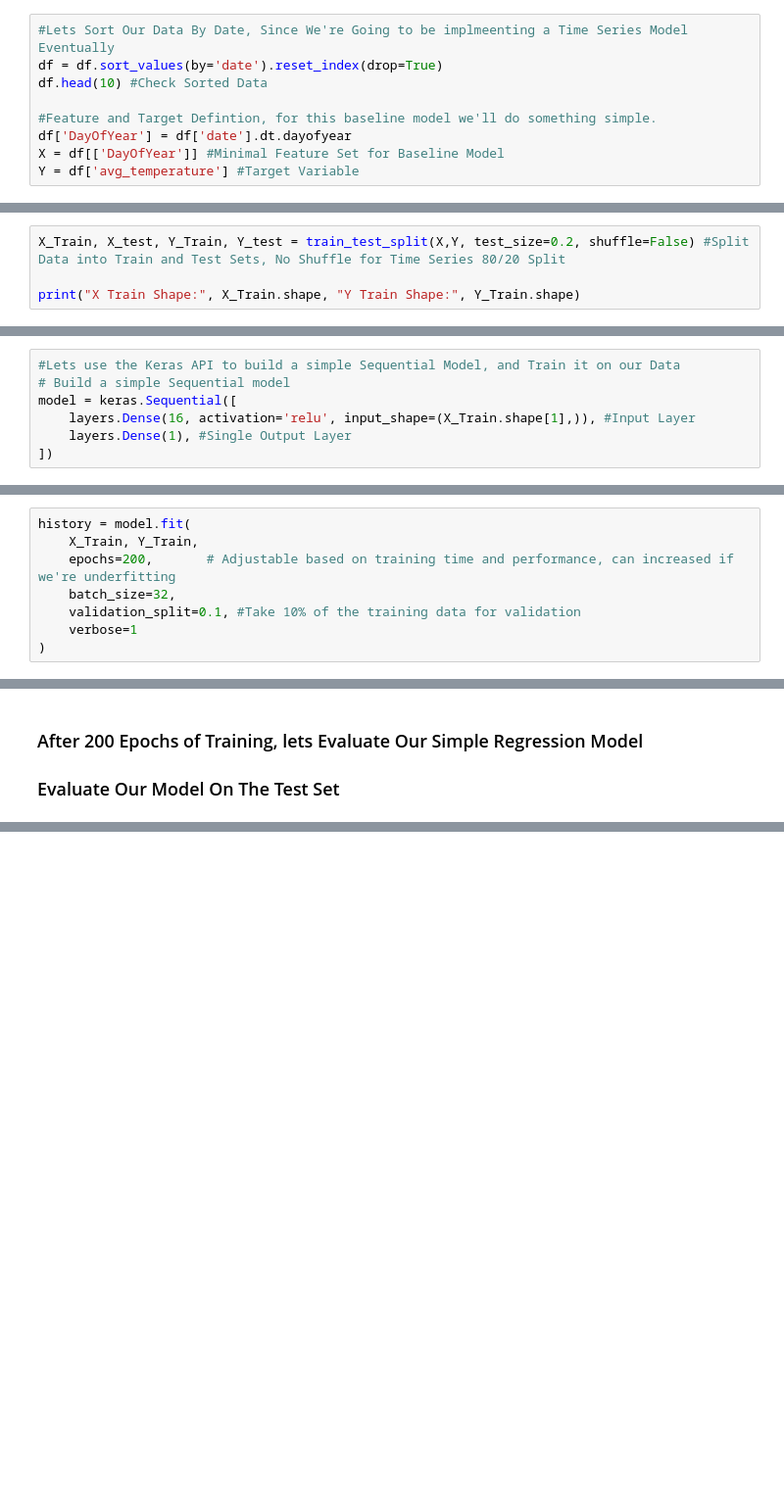
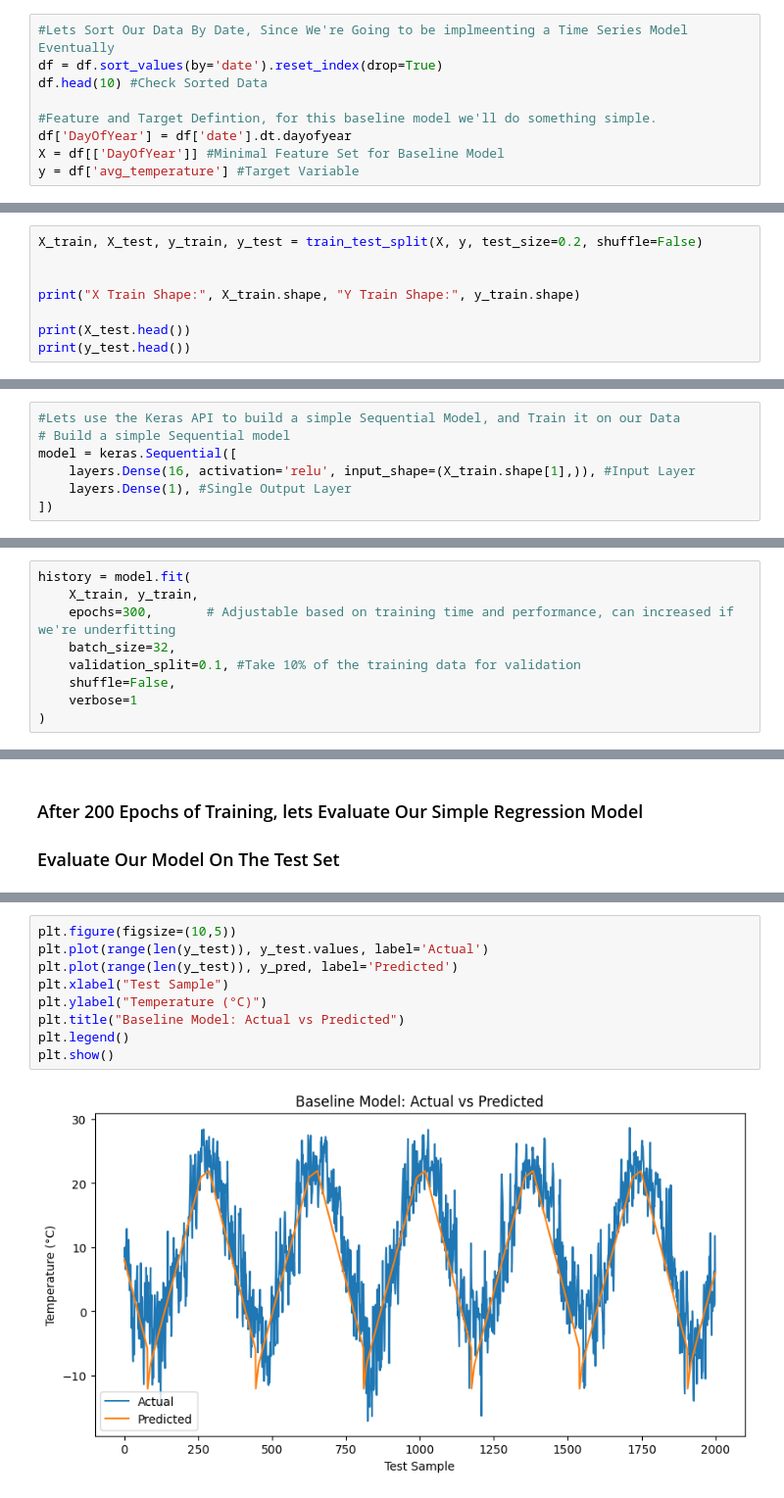
Before and after one commit to WafeeRahman/Weatherly, a Jupyter notebook: SimpleBaseLineRegressionModel.ipynb, the cells around one changed output, grey strips where cells are left out. Shown at 98% size. Cells and saved outputs as stored; diff of their text form; blank space fills up the shorter version.

```diff
--- a/SimpleBaseLineRegressionModel.ipynb
+++ b/SimpleBaseLineRegressionModel.ipynb
@@ -251,13 +251,17 @@ df.head(10) #Check Sorted Data
 #Feature and Target Defintion, for this baseline model we'll do something simple.
 df['DayOfYear'] = df['date'].dt.dayofyear
 X = df[['DayOfYear']] #Minimal Feature Set for Baseline Model
-Y = df['avg_temperature'] #Target Variable
+y = df['avg_temperature'] #Target Variable
 # %% [markdown]
 ## Split Our Data into Training & Test Sets for Simple Model
 We'll do an 80/20 split on our dataframe for training and testing using scikit learn's train test split function. This means that we'll train our simple model based on the first 80% of our data and test it on the last 20. Recall that we sorted our data chronologically.
 # %%
-X_Train, X_test, Y_Train, Y_test = train_test_split(X,Y, test_size=0.2, shuffle=False) #Split Data into Train and Test Sets, No Shuffle for Time Series 80/20 Split
+X_train, X_test, y_train, y_test = train_test_split(X, y, test_size=0.2, shuffle=False)
 
-print("X Train Shape:", X_Train.shape, "Y Train Shape:", Y_Train.shape)
+
+print("X Train Shape:", X_train.shape, "Y Train Shape:", y_train.shape)
+
+print(X_test.head())
+print(y_test.head())
 # %% [output]
 X Train Shape: (8000, 1) Y Train Shape: (8000,)
@@ -269,7 +285,7 @@ Lets use the Keras API to build a sequential model, our model will contain two h
 #Lets use the Keras API to build a simple Sequential Model, and Train it on our Data
 # Build a simple Sequential model
 model = keras.Sequential([
-    layers.Dense(16, activation='relu', input_shape=(X_Train.shape[1],)), #Input Layer
+    layers.Dense(16, activation='relu', input_shape=(X_train.shape[1],)), #Input Layer
     layers.Dense(1), #Single Output Layer
 ])
 # %% [markdown]
@@ -298,10 +314,11 @@ Model: "sequential_5"
  Non-trainable params: 0 (0.00 B)
 # %%
 history = model.fit(
-    X_Train, Y_Train,
-    epochs=200,       # Adjustable based on training time and performance, can increased if we're underfitting
+    X_train, y_train,
+    epochs=300,       # Adjustable based on training time and performance, can increased if we're underfitting
     batch_size=32,
     validation_split=0.1, #Take 10% of the training data for validation
+    shuffle=False,
     verbose=1
 )
 # %% [output]
@@ -340,0 +359,11 @@ Test RMSE: 98.77 °C
+# %%
+plt.figure(figsize=(10,5))
+plt.plot(range(len(y_test)), y_test.values, label='Actual')
+plt.plot(range(len(y_test)), y_pred, label='Predicted')
+plt.xlabel("Test Sample")
+plt.ylabel("Temperature (°C)")
+plt.title("Baseline Model: Actual vs Predicted")
+plt.legend()
+plt.show()
+# %% [output]
+[figure, added]
```
Also changed, not shown: parts of 5 cells of this notebook.
